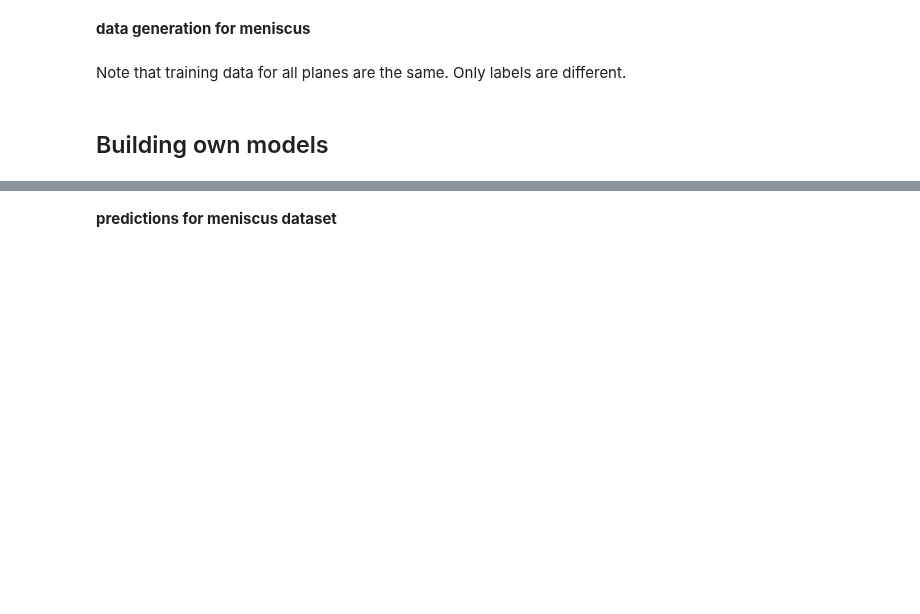
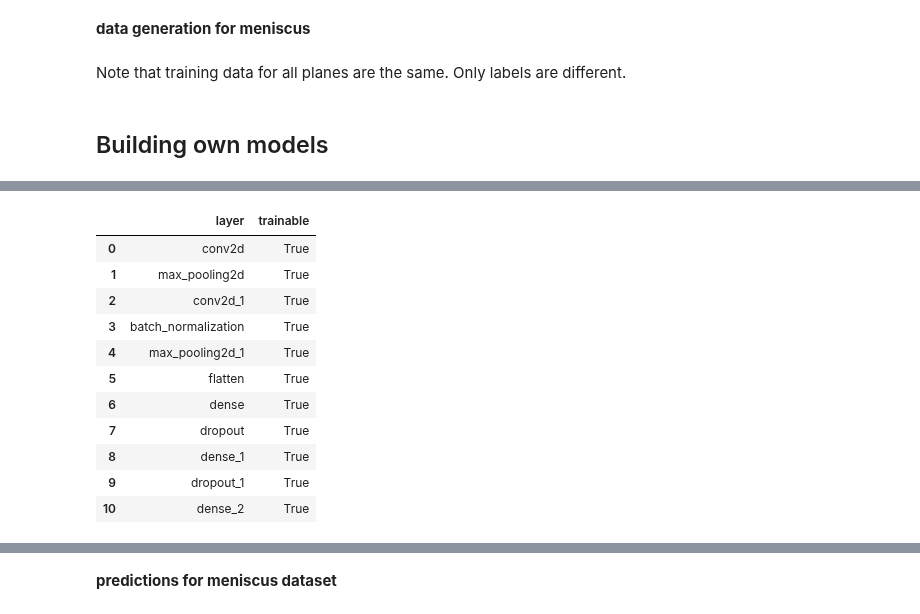
Before and after one commit to doscsy12/knee_mri_proj, a Jupyter notebook: code/Model_building_meniscus_ownmodel.ipynb, the cells around one changed output, grey strips where cells are left out. Saved outputs shown, nothing was run; the diff lists cells and outputs as text; code cells hidden in the pictures; blank space fills up the shorter version.

```diff
--- a/code/Model_building_meniscus_ownmodel.ipynb
+++ b/code/Model_building_meniscus_ownmodel.ipynb
@@ -236,4 +241,22 @@ Non-trainable params: 0
 _________________________________________________________________
+# %%
+for layer in model.layers:
+    layer.trainable = True
+df = pd.DataFrame(([layer.name, layer.trainable] for layer in model.layers), columns=['layer', 'trainable'])
+df.style.applymap(lambda trainable: f'background-color: {"yellow" if trainable else "white"}', subset=['trainable'])
+# %% [output]
+|  | layer | trainable |
+| 0 | conv2d | True |
+| 1 | max_pooling2d | True |
+| 2 | conv2d_1 | True |
+| 3 | batch_normalization | True |
+| 4 | max_pooling2d_1 | True |
+| 5 | flatten | True |
+| 6 | dense | True |
+| 7 | dropout | True |
+| 8 | dense_1 | True |
+| 9 | dropout_1 | True |
+| 10 | dense_2 | True |
 # %%
 # https://blog.keras.io/building-powerful-image-classification-models-using-very-little-data.html
 # training model that will be added to VGG16
```
Also changed, not shown: parts of 21 cells of this notebook.
